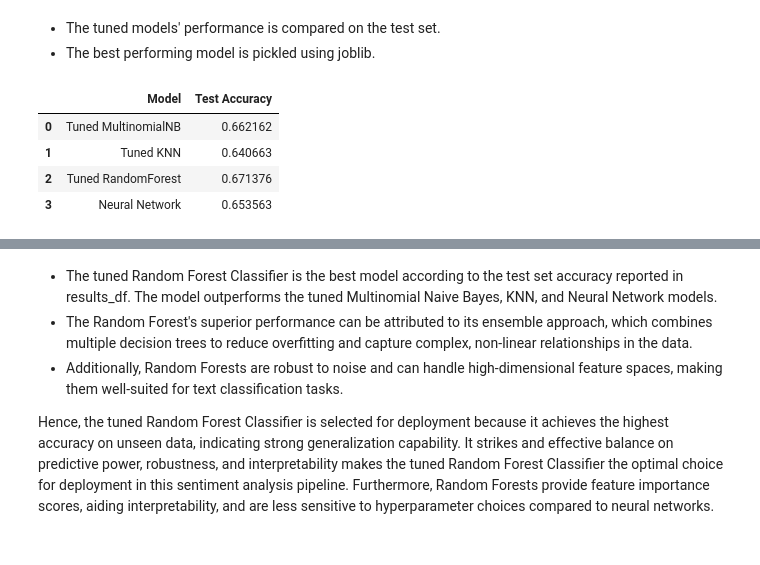
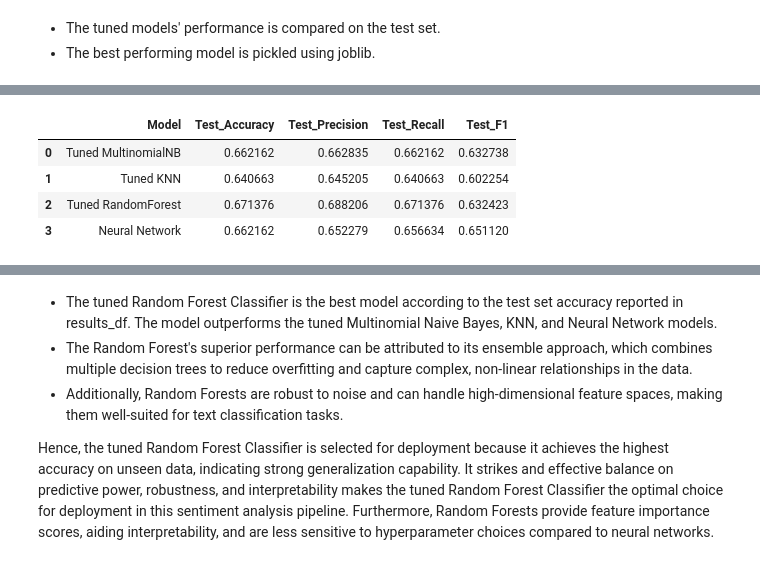
Before and after one commit to mwakad/NLP-models-for-twitter-sentiment-analysis--google-and-apple-products-, a Jupyter notebook: notebooks/daniel.ipynb, the cells around one changed output, grey strips where cells are left out. Drawn from its saved outputs; the diff is of its cells as text; code cells hidden in the pictures.

```diff
--- a/notebooks/daniel.ipynb
+++ b/notebooks/daniel.ipynb
@@ -987,33 +978,40 @@ The neural network model can be improved by leveraging pretrained NLP models suc
 # %% [markdown]
 - The tuned models' performance is compared on the test set.
 - The best performing model is pickled using joblib.
-# %%
-# Compute test set accuracy for each tuned model
-test_score_mnb = grid_search.score(X_test, y_test)
-test_score_knn = grid_search_knn.score(X_test, y_test)
-test_score_rf = grid_search_rf.score(X_test, y_test)
-test_loss_nn, test_score_nn = model.evaluate(X_test_vec, y_test_enc, verbose=0)
-
-# Format results in a DataFrame
-results_df = pd.DataFrame({
-    'Model': [
-        'Tuned MultinomialNB',
-        'Tuned KNN',
-        'Tuned RandomForest',
-        'Neural Network'
-    ],
-    'Test Accuracy': [
-        test_score_mnb,
-        test_score_knn,
-        test_score_rf,
-        test_score_nn
-    ]
-})
-
-results_df
-# %% [output]
-|  | Model | Test Accuracy |
-| 0 | Tuned MultinomialNB | 0.662162 |
-| 1 | Tuned KNN | 0.640663 |
-| 2 | Tuned RandomForest | 0.671376 |
-| 3 | Neural Network | 0.653563 |
+# %%
+# Compute test set accuracy for each tuned model
+test_score_nb = grid_search.score(X_test, y_test)
+test_score_knn = grid_search_knn.score(X_test, y_test)
+test_score_rf = grid_search_rf.score(X_test, y_test)
+test_loss_nn, test_score_nn = model.evaluate(X_test_vec, y_test_enc, verbose=0)
+
+# Format results in a DataFrame
+results_df = pd.DataFrame({
+    'Model': ['Tuned MultinomialNB', 'Tuned KNN', 'Tuned RandomForest', 'Neural Network'],
+    'Test_Accuracy': [test_score_nb, test_score_knn, test_score_rf, test_score_nn]
+})
+
+# Compute precision, recall, and f1-score for each model
+from sklearn.metrics import precision_score, recall_score, f1_score
+
+# Predict labels for each model
+y_pred_nb = grid_search.predict(X_test)
+y_pred_knn = grid_search_knn.predict(X_test)
+y_pred_rf = grid_search_rf.predict(X_test)
+y_pred_nn = (model.predict(X_test_vec) > 0.5).astype(int)  # Prediction threshold for neural network
+
+# Add precision, recall, and f1-score to the DataFrame
+results_df['Test_Precision'] = [precision_score(y_test, y_pred_nb, average='weighted'),
+                               precision_score(y_test, y_pred_knn, average='weighted'),
+                               precision_score(y_test, y_pred_rf, average='weighted'),
+                               precision_score(y_test_enc, y_pred_nn, average='weighted')]
+results_df['Test_Recall'] = [recall_score(y_test, y_pred_nb, average='weighted'),
+                            recall_score(y_test, y_pred_knn, average='weighted'),
+                            recall_score(y_test, y_pred_rf, average='weighted'),
+                            recall_score(y_test_enc, y_pred_nn, average='weighted')]
+results_df['Test_F1'] = [f1_score(y_test, y_pred_nb, average='weighted'),
+                        f1_score(y_test, y_pred_knn, average='weighted'),
+                        f1_score(y_test, y_pred_rf, average='weighted'),
+                        f1_score(y_test_enc, y_pred_nn, average='weighted')]
+results_df
+# %% [output]
@@ -1019,0 +1019,5 @@ results_df
+|  | Model | Test_Accuracy | Test_Precision | Test_Recall | Test_F1 |
+| 0 | Tuned MultinomialNB | 0.662162 | 0.662835 | 0.662162 | 0.632738 |
+| 1 | Tuned KNN | 0.640663 | 0.645205 | 0.640663 | 0.602254 |
+| 2 | Tuned RandomForest | 0.671376 | 0.688206 | 0.671376 | 0.632423 |
+| 3 | Neural Network | 0.662162 | 0.652279 | 0.656634 | 0.651120 |
```
Also changed, not shown: parts of 18 cells of this notebook.
